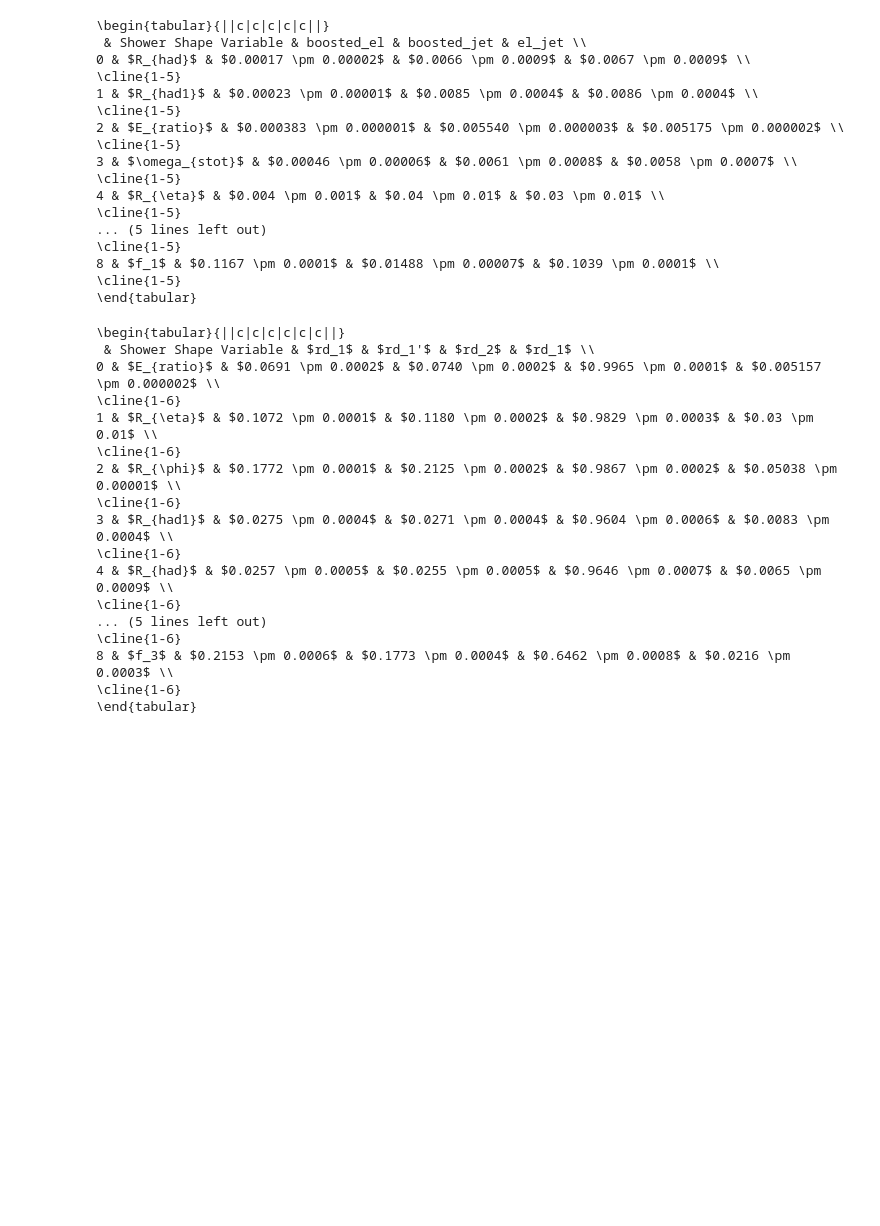
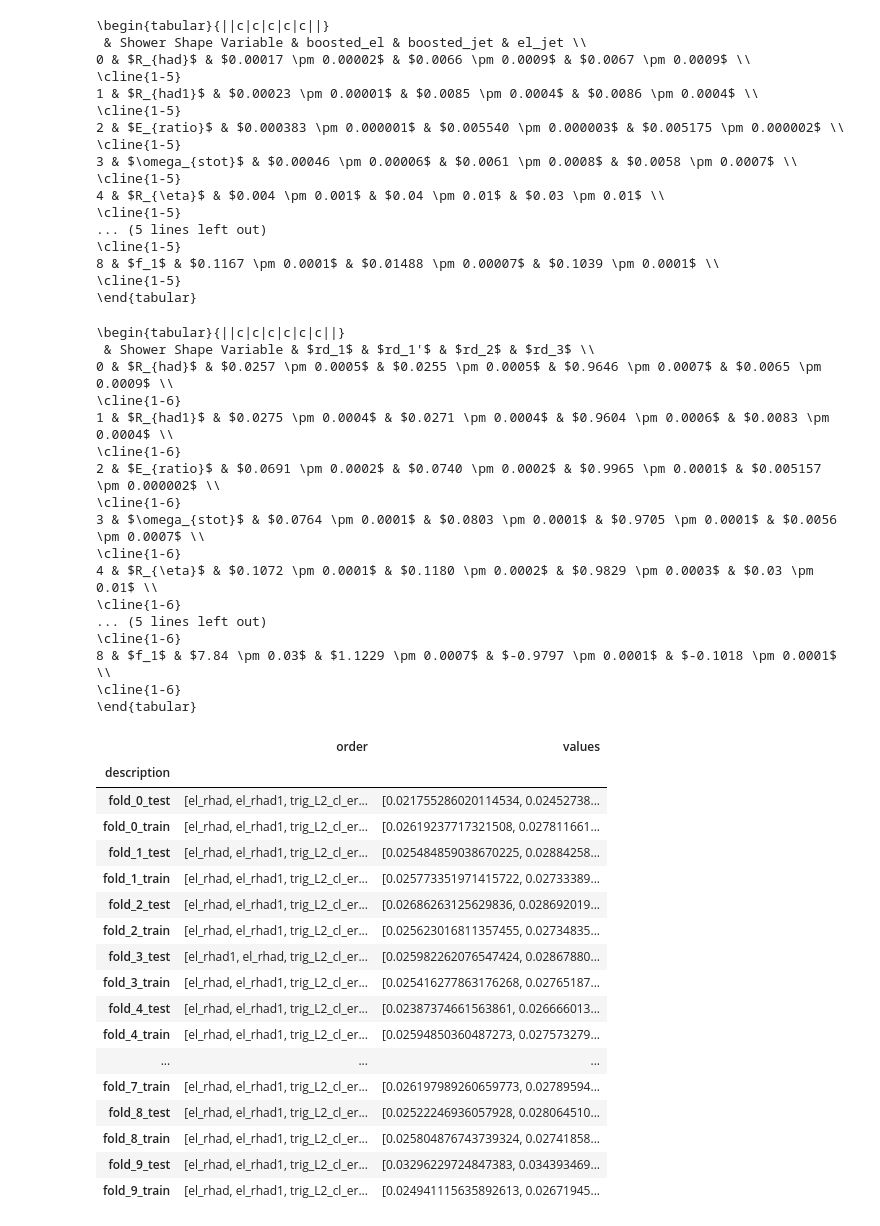
Before and after one commit to lucasbanunes/ringer, a Jupyter notebook: wasserstein_selection.ipynb, the cells around one changed output. Saved outputs shown, nothing was run; the diff lists cells and outputs as text; code cells hidden in the pictures; blank space fills up the shorter version.

```diff
--- a/wasserstein_selection.ipynb
+++ b/wasserstein_selection.ipynb
@@ -87,9 +68,28 @@ col2label_mapping
 # %%
-train_fold_regex = 'fold_[0-9]+_train'
-is_train_fold = wass_distances['description'].str.contains(train_fold_regex)
-selected_columns = wass_distances.columns[wass_distances.columns != 'description']
-train_folds = wass_distances.loc[is_train_fold, selected_columns]   #type: ignore
-train_wass_confidence = train_folds.groupby('name').agg(['mean', 'std'])
-train_wass_confidence = train_wass_confidence.sort_values(by=('boosted_el', 'mean'))
-train_wass_confidence
+def get_dataset_descriptions(wass_distances: pd.DataFrame, dataset_type: str) -> pd.DataFrame:
+    dataset_regex = f"fold_[0-9]+_{dataset_type}"
+    is_dataset = wass_distances['description'].str.contains(dataset_regex)
+    selected_columns = wass_distances.columns[wass_distances.columns != 'description']
+    dataset_folds = wass_distances.loc[is_dataset, selected_columns]   #type: ignore
+    described_dataset = dataset_folds.groupby('col').agg(['mean', 'std', "min", "max"])
+    described_dataset = described_dataset.sort_values(by=('boosted_el', 'mean'))
+    cols2melt = described_dataset.columns.to_list()
+    described_dataset = described_dataset.reset_index()
+    described_dataset = described_dataset.melt(id_vars=[("col", "")],
+                                                       value_vars=cols2melt,
+                                                       var_name=["metric", "agg_metric"])
+    described_dataset["dataset_type"] = dataset_type
+    described_dataset = described_dataset.rename({("col",""): "var"}, axis=1)
+    return described_dataset
+
+described_types = [
+    get_dataset_descriptions(wass_distances, dataset_type)
+    for dataset_type in DATASET_TYPES
+]
+description_df = pd.concat(described_types, axis=0)
+description_df["metric"] = description_df["metric"].astype("category")
+description_df["agg_metric"] = description_df["agg_metric"].astype("category")
+description_df["dataset_type"] = description_df["dataset_type"].astype("category")
+description_df["var"] = description_df["var"].astype("category")
+description_df.dtypes
 # %% [output]
@@ -138,42 +216,62 @@ train_data = train_folds[list(ratios.keys())] \
     .rename(ratios_labels, axis=1)
 train_data.index.name = 'Shower Shape Variable'
 latex_repr = confidence_region_df_as_latex(train_data,
-                                           groupby='Shower Shape Variable')
+                                           groupby='Shower Shape Variable',
+                                           sort_values=dict(by='$rd_1\'$', ascending=True))
 print(latex_repr)
 # %% [output]
 \begin{tabular}{||c|c|c|c|c|c||}
- & Shower Shape Variable & $rd_1$ & $rd_1'$ & $rd_2$ & $rd_1$ \\
-0 & $E_{ratio}$ & $0.0691 \pm 0.0002$ & $0.0740 \pm 0.0002$ & $0.9965 \pm 0.0001$ & $0.005157 \pm 0.000002$ \\
+ & Shower Shape Variable & $rd_1$ & $rd_1'$ & $rd_2$ & $rd_3$ \\
+0 & $R_{had}$ & $0.0257 \pm 0.0005$ & $0.0255 \pm 0.0005$ & $0.9646 \pm 0.0007$ & $0.0065 \pm 0.0009$ \\
 \cline{1-6}
-1 & $R_{\eta}$ & $0.1072 \pm 0.0001$ & $0.1180 \pm 0.0002$ & $0.9829 \pm 0.0003$ & $0.03 \pm 0.01$ \\
+1 & $R_{had1}$ & $0.0275 \pm 0.0004$ & $0.0271 \pm 0.0004$ & $0.9604 \pm 0.0006$ & $0.0083 \pm 0.0004$ \\
 \cline{1-6}
-2 & $R_{\phi}$ & $0.1772 \pm 0.0001$ & $0.2125 \pm 0.0002$ & $0.9867 \pm 0.0002$ & $0.05038 \pm 0.00001$ \\
+2 & $E_{ratio}$ & $0.0691 \pm 0.0002$ & $0.0740 \pm 0.0002$ & $0.9965 \pm 0.0001$ & $0.005157 \pm 0.000002$ \\
 \cline{1-6}
-3 & $R_{had1}$ & $0.0275 \pm 0.0004$ & $0.0271 \pm 0.0004$ & $0.9604 \pm 0.0006$ & $0.0083 \pm 0.0004$ \\
+3 & $\omega_{stot}$ & $0.0764 \pm 0.0001$ & $0.0803 \pm 0.0001$ & $0.9705 \pm 0.0001$ & $0.0056 \pm 0.0007$ \\
 \cline{1-6}
-4 & $R_{had}$ & $0.0257 \pm 0.0005$ & $0.0255 \pm 0.0005$ & $0.9646 \pm 0.0007$ & $0.0065 \pm 0.0009$ \\
+4 & $R_{\eta}$ & $0.1072 \pm 0.0001$ & $0.1180 \pm 0.0002$ & $0.9829 \pm 0.0003$ & $0.03 \pm 0.01$ \\
 \cline{1-6}
 ... (5 lines left out)
 \cline{1-6}
-8 & $f_3$ & $0.2153 \pm 0.0006$ & $0.1773 \pm 0.0004$ & $0.6462 \pm 0.0008$ & $0.0216 \pm 0.0003$ \\
+8 & $f_1$ & $7.84 \pm 0.03$ & $1.1229 \pm 0.0007$ & $-0.9797 \pm 0.0001$ & $-0.1018 \pm 0.0001$ \\
 \cline{1-6}
 \end{tabular}
 # %%
 def get_order(df: pd.DataFrame, sort_col: str) -> pd.Series:
     ascending = sort_col.startswith('ratio1')
     df = df.sort_values(sort_col, ascending=ascending)
     ordered_ss = df['name'].values
     values = df[sort_col].values
     row = pd.Series(
         [ordered_ss, values],
         index=['order', 'values']
     )
     return row
 orders = {
-    name: wass_distances.groupby('description').apply(get_order, sort_col=name) # type: ignore
+    name: wass_distances.reset_index().groupby('description').apply(get_order, sort_col=name) # type: ignore
     for name in ratios.keys()
 }
 orders['ratio1']
+# %% [output]
+|  | order | values |
+| description |  |  |
+| fold_0_test | [el_rhad, el_rhad1, trig_L2_cl_er... | [0.021755286020114534, 0.02452738... |
+| fold_0_train | [el_rhad, el_rhad1, trig_L2_cl_er... | [0.02619237717321508, 0.027811661... |
+| fold_1_test | [el_rhad, el_rhad1, trig_L2_cl_er... | [0.025484859038670225, 0.02884258... |
+| fold_1_train | [el_rhad, el_rhad1, trig_L2_cl_er... | [0.025773351971415722, 0.02733389... |
+| fold_2_test | [el_rhad, el_rhad1, trig_L2_cl_er... | [0.02686263125629836, 0.028692019... |
+| fold_2_train | [el_rhad, el_rhad1, trig_L2_cl_er... | [0.025623016811357455, 0.02734835... |
+| fold_3_test | [el_rhad1, el_rhad, trig_L2_cl_er... | [0.025982262076547424, 0.02867880... |
+| fold_3_train | [el_rhad, el_rhad1, trig_L2_cl_er... | [0.025416277863176268, 0.02765187... |
+| fold_4_test | [el_rhad, el_rhad1, trig_L2_cl_er... | [0.02387374661563861, 0.026666013... |
+| fold_4_train | [el_rhad, el_rhad1, trig_L2_cl_er... | [0.02594850360487273, 0.027573279... |
+| ... | ... | ... |
+| fold_7_train | [el_rhad, el_rhad1, trig_L2_cl_er... | [0.026197989260659773, 0.02789594... |
+| fold_8_test | [el_rhad, el_rhad1, trig_L2_cl_er... | [0.02522246936057928, 0.028064510... |
+| fold_8_train | [el_rhad, el_rhad1, trig_L2_cl_er... | [0.025804876743739324, 0.02741858... |
+| fold_9_test | [el_rhad, el_rhad1, trig_L2_cl_er... | [0.03296229724847383, 0.034393469... |
+| fold_9_train | [el_rhad, el_rhad1, trig_L2_cl_er... | [0.024941115635892613, 0.02671945... |
 # %%
 def get_order_differences(df: pd.DataFrame, n_folds: int):
     differences = list()
```
Also changed, not shown: parts of 8 cells of this notebook, 3 other files.
